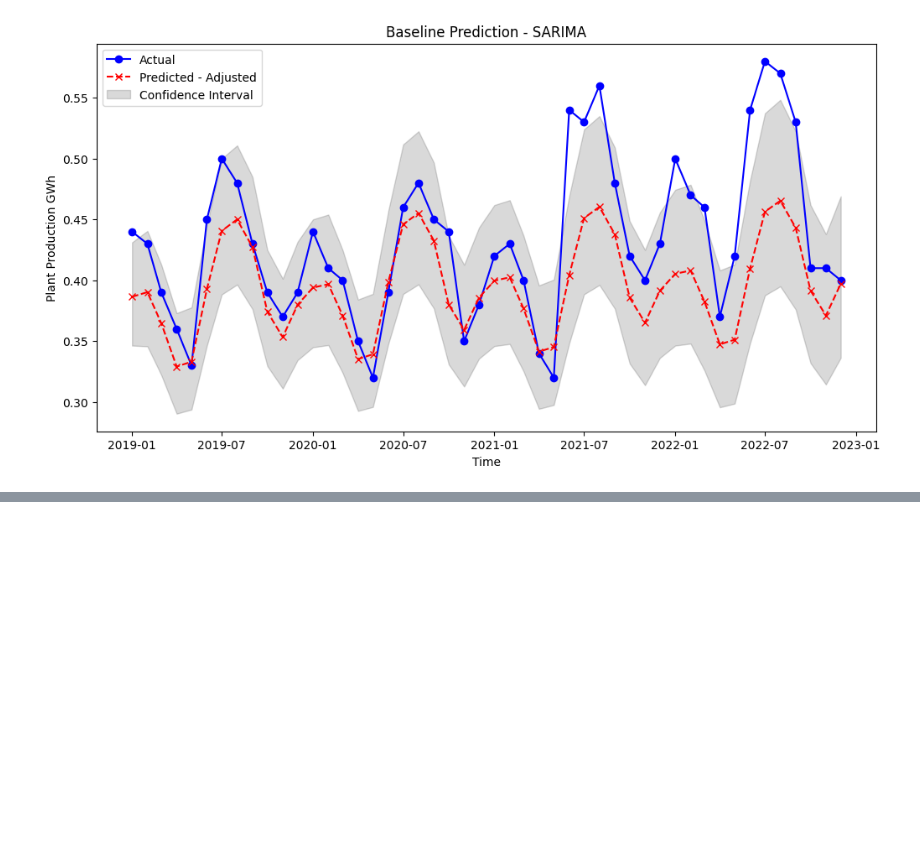
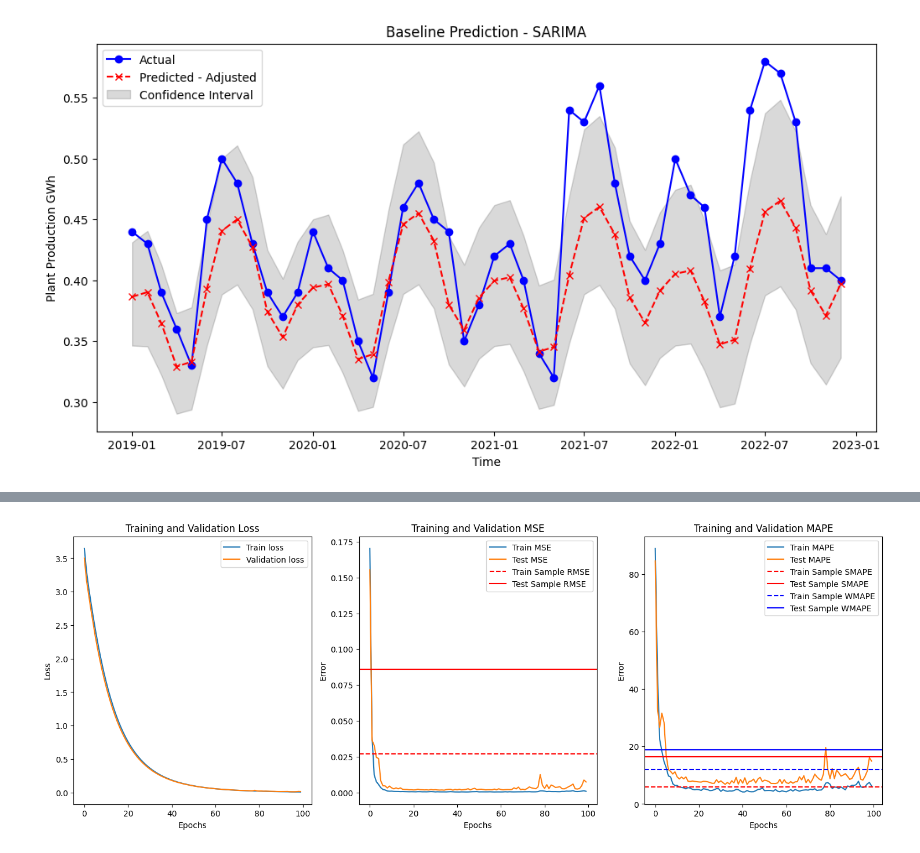
Before and after one commit to ATECO-malta/applied_ml_assignment, a Jupyter notebook: nn_model.ipynb, the cells around one changed output, grey strips where cells are left out. Drawn from its saved outputs; the diff is of its cells as text; code cells hidden in the pictures; blank space fills up the shorter version.

```diff
--- a/nn_model.ipynb
+++ b/nn_model.ipynb
@@ -694,0 +657,10 @@ WMAPE test: 22.64%
+# %%
+VAL_SIZE = round(len(X) * VAL_SPLIT)
+
+train_data = X[:-VAL_SIZE]
+test_data = X[-VAL_SIZE:]
+
+ytrain_data = y[:-VAL_SIZE]
+ytest_data = y[-VAL_SIZE:]
+print(ytest_data.shape)
+print(ytest_data)
@@ -694,0 +671,8 @@ WMAPE test: 22.64%
+# %%
+y_pred = model.predict(train_data)
+yt_pred = model.predict(test_data)
+
+print(yt_pred.shape)
+
+
+print(yt_pred.flatten())
@@ -694,0 +693,61 @@ WMAPE test: 22.64%
+# %%
+rmse_train = mean_squared_error(ytrain_data, y_pred, squared=False)
+rmse_test = mean_squared_error(ytest_data, yt_pred, squared=False)
+smape_train = smape(ytrain_data, y_pred)
+smape_test = smape(ytest_data, yt_pred)
+wmape_train = wmape(ytrain_data, y_pred)
+wmape_test = wmape(ytest_data, yt_pred)
+
+print(f"shapes y_pred: {y_pred.shape} and yt_pred: {yt_pred.shape}")
+print(f"RMSE train: {rmse_train:0.02f}")
+print(f"RMSE test: {rmse_test:0.02f}")
+print(f"SMAPE train: {smape_train:0.02f}%")
+print(f"SMAPE test: {smape_test:0.02f}%")
+print(f"WMAPE train: {wmape_train:0.02f}%")
+print(f"WMAPE test: {wmape_test:0.02f}%")
+
+
+plt.figure(figsize=(12, 6))
+fig, axs = plt.subplots(1, 3, figsize=(18, 6))
+
+axs[0].plot(history.history["loss"], label="Train loss")
+axs[0].plot(history.history["val_loss"], label="Validation loss")
+axs[0].set_xlabel("Epochs")
+axs[0].set_ylabel("Loss")
+axs[0].legend()
+axs[0].set_title("Training and Validation Loss")
+
+axs[1].plot(
+    history.history["mse"],
+    label="Train MSE",
+)
+axs[1].plot(
+    history.history["val_mse"],
+    label="Test MSE",
+)
+axs[1].axhline(rmse_train, color="r", linestyle="--", label="Train Sample RMSE")
+axs[1].axhline(rmse_test, color="r", linestyle="-", label="Test Sample RMSE")
+axs[1].set_xlabel("Epochs")
+axs[1].set_ylabel("Error")
+axs[1].legend()
+axs[1].set_title("Training and Validation MSE")
+
+axs[2].plot(
+    history.history["mape"],
+    label="Train MAPE",
+)
+axs[2].plot(
+    history.history["val_mape"],
+    label="Test MAPE",
+)
+axs[2].axhline(smape_train, color="r", linestyle="--", label="Train Sample SMAPE")
+axs[2].axhline(smape_test, color="r", linestyle="-", label="Test Sample SMAPE")
+axs[2].axhline(wmape_train, color="b", linestyle="--", label="Train Sample WMAPE")
+axs[2].axhline(wmape_test, color="b", linestyle="-", label="Test Sample WMAPE")
+axs[2].set_xlabel("Epochs")
+axs[2].set_ylabel("Error")
+axs[2].legend()
+axs[2].set_title("Training and Validation MAPE")
+
+plt.show()
+# %% [output]
@@ -694,0 +762 @@ WMAPE test: 22.64%
+[figure, added]
```
Also changed, not shown: parts of 17 cells of this notebook.
